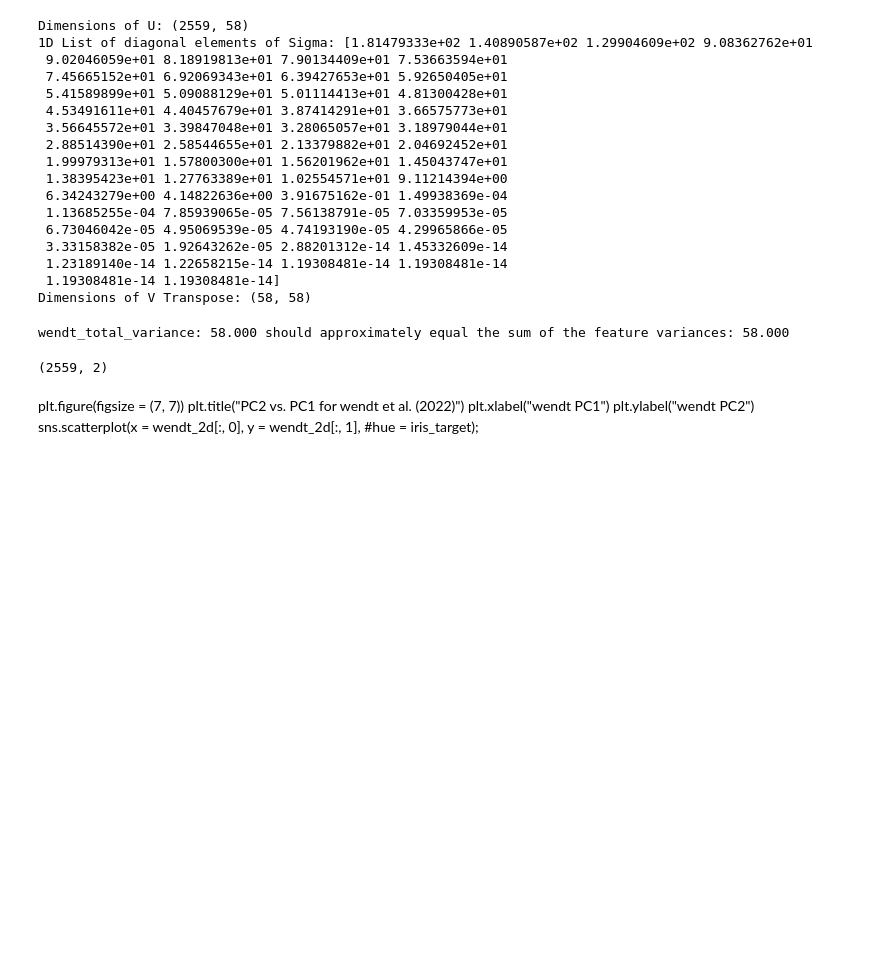
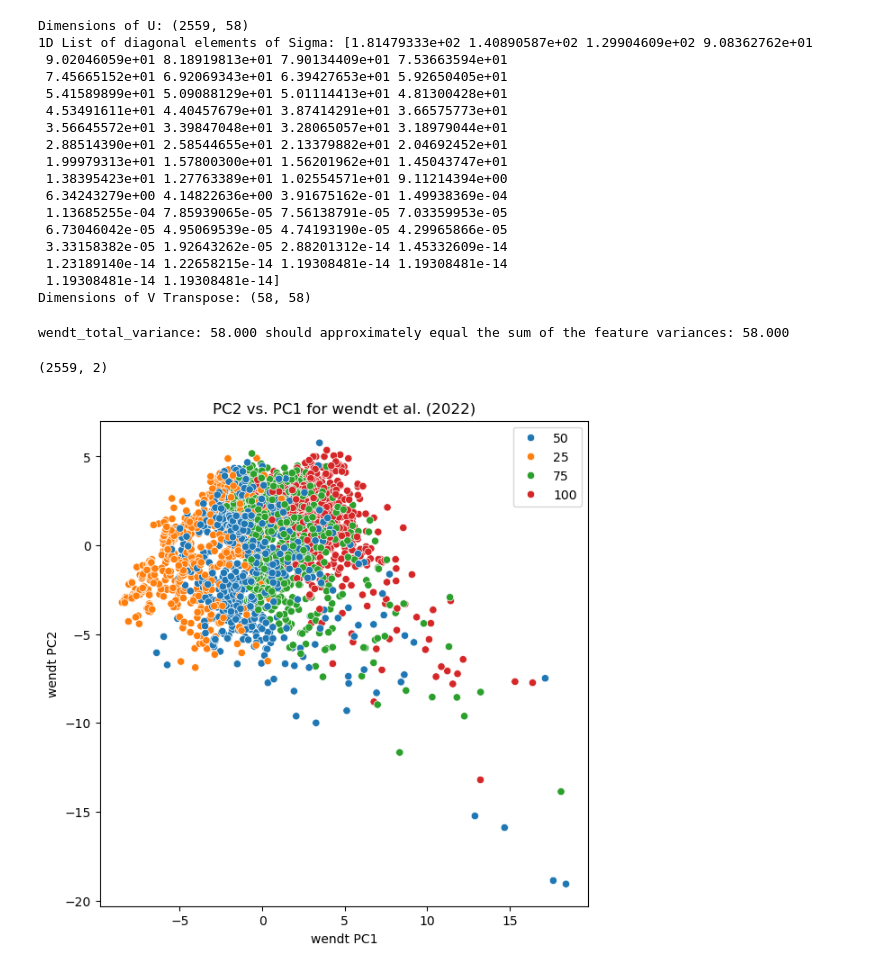
Before and after one commit to lilycastiel/thesis-cgs, a Jupyter notebook: SQ2.ipynb, the cells around one changed output. Drawn from its saved outputs; the diff is of its cells as text; code cells hidden in the pictures; blank space fills up the shorter version.

```diff
--- a/SQ2.ipynb
+++ b/SQ2.ipynb
@@ -66,4 +73,4 @@ wendt = wendt.drop('Grid ID', 'Grid FID')
 
 The last 4 columns contain quartile information for the site score, which is currently stored as a string. I modify the data types to floats (0.25, 0.5, 0.75, 1) to represent the quartile bin and convert 'none' strings to NaN values.
 # %%
-wendt.select(wendt['S1_1'])[0].execute()[1]
+wendt_df = wendt.to_pandas()
@@ -83,0 +108,3 @@ trial.execute()
+# %%
+viability_score_quartile = wendt_df['S1_1'].str.extract(f'(\d+)%')
+viability_score_quartile.columns = ['Viability_score_quartile']
@@ -152,9 +209,13 @@ wendt_2d = wendt_standardized @ vt.transpose()[:, :2]
 wendt_2d.shape
 # %% [output]
 (2559, 2)
-# %% [markdown]
-plt.figure(figsize = (7, 7))
-plt.title("PC2 vs. PC1 for wendt et al. (2022)")
-plt.xlabel("wendt PC1")
-plt.ylabel("wendt PC2")
-sns.scatterplot(x = wendt_2d[:, 0], y = wendt_2d[:, 1], #hue = iris_target);
+# %%
+score_category = viability_score_quartile.iloc[:, 0].to_numpy()
+# %%
+plt.figure(figsize = (7, 7))
+plt.title("PC2 vs. PC1 for wendt et al. (2022)")
+plt.xlabel("wendt PC1")
+plt.ylabel("wendt PC2")
+sns.scatterplot(x = wendt_2d[:, 0], y = wendt_2d[:, 1], hue = score_category);
+# %% [output]
+[figure, added]
```
Also changed, not shown: parts of 8 cells of this notebook, 1 other file.
